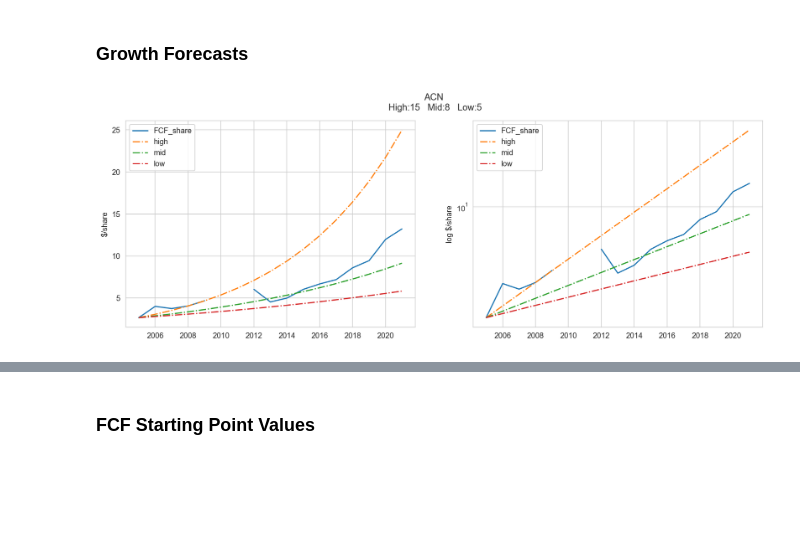
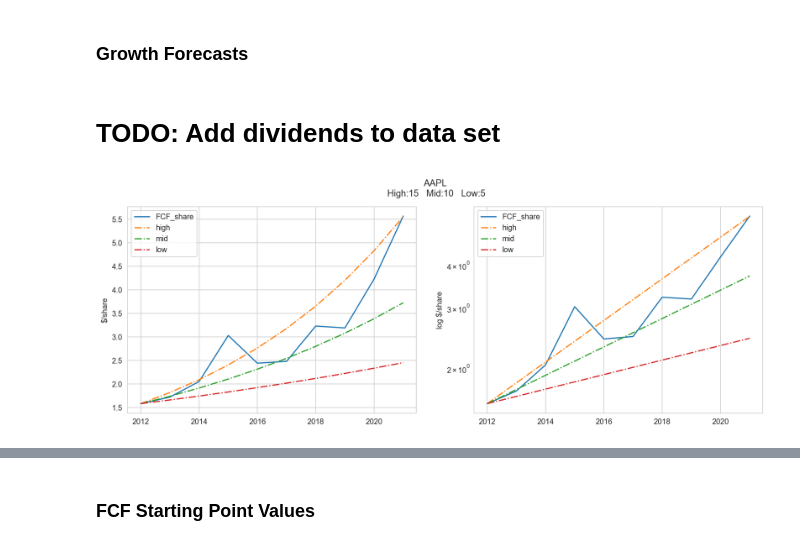
Before and after one commit to nomalet/investing, a Jupyter notebook: notebooks/2 Build Free Cash Flow.ipynb, the cells around one changed output, grey strips where cells are left out. Drawn from its saved outputs; the diff is of its cells as text; code cells hidden in the pictures; blank space fills up the shorter version.

```diff
--- a/notebooks/2 Build Free Cash Flow.ipynb
+++ b/notebooks/2 Build Free Cash Flow.ipynb
@@ -65,0 +44,3 @@ df_names
+# %%
+df_cashflow = df_names[df_names['type']=='CashFlow'].sort_values('ticker')
+df_cashflow
@@ -67,8 +67,7 @@ df_names
 ## Build Company FCF
 # %%
 company_fcf = {}
-mask = df_names["type"] == "Regular"
-for name in df_names.loc[mask, "ticker"]:
+for name in df_cashflow["ticker"]:
     company_fcf[name] = cashflow_loader(financial_statements / cashflow_file, name)
 # %% [output]
 [interactive output not drawn]
@@ -76,8 +75,10 @@ for name in df_names.loc[mask, "ticker"]:
 ## FCF Growth
 # %% [markdown]
 ### Growth Forecasts
+# %% [markdown]
+# TODO: Add dividends to data set
 # %%
-sensitivity_plot(company_fcf, "ACN", 15, 8, 5)
+sensitivity_plot(company_fcf, "AAPL", 15, 10, 5, start_at=2012)
 # %% [output]
-[figure, old version]
+[figure, new version]
 [interactive output not drawn]
```
Also changed, not shown: parts of 27 cells of this notebook, 9 other files.
